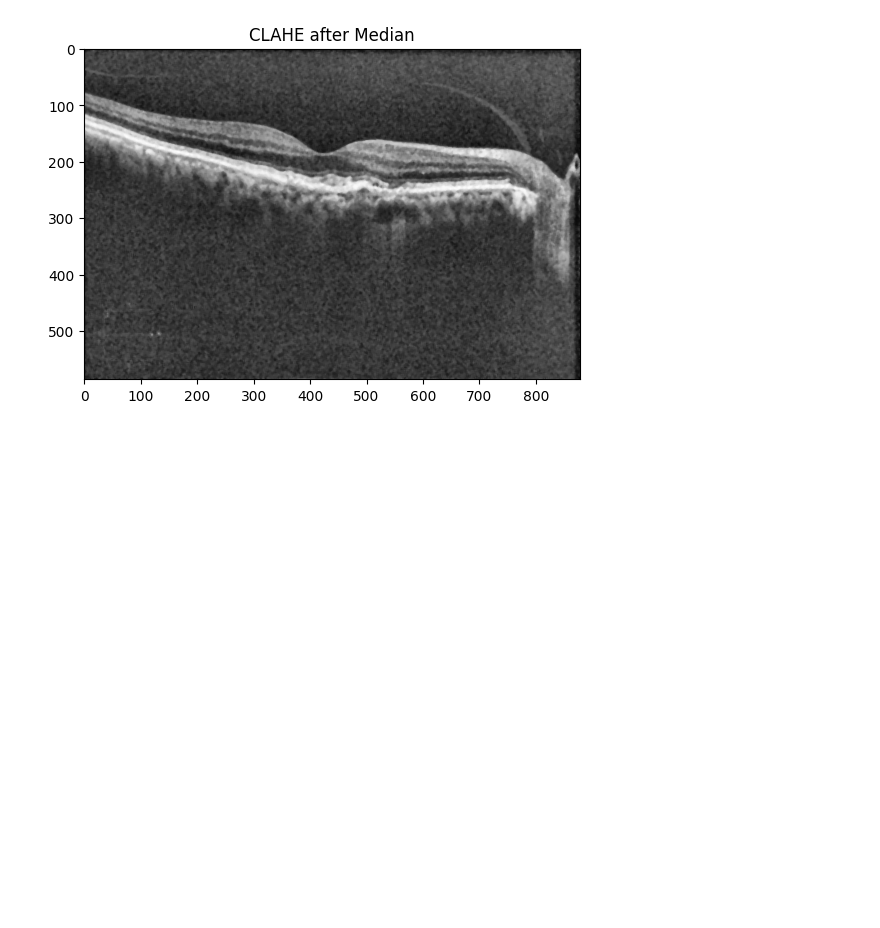
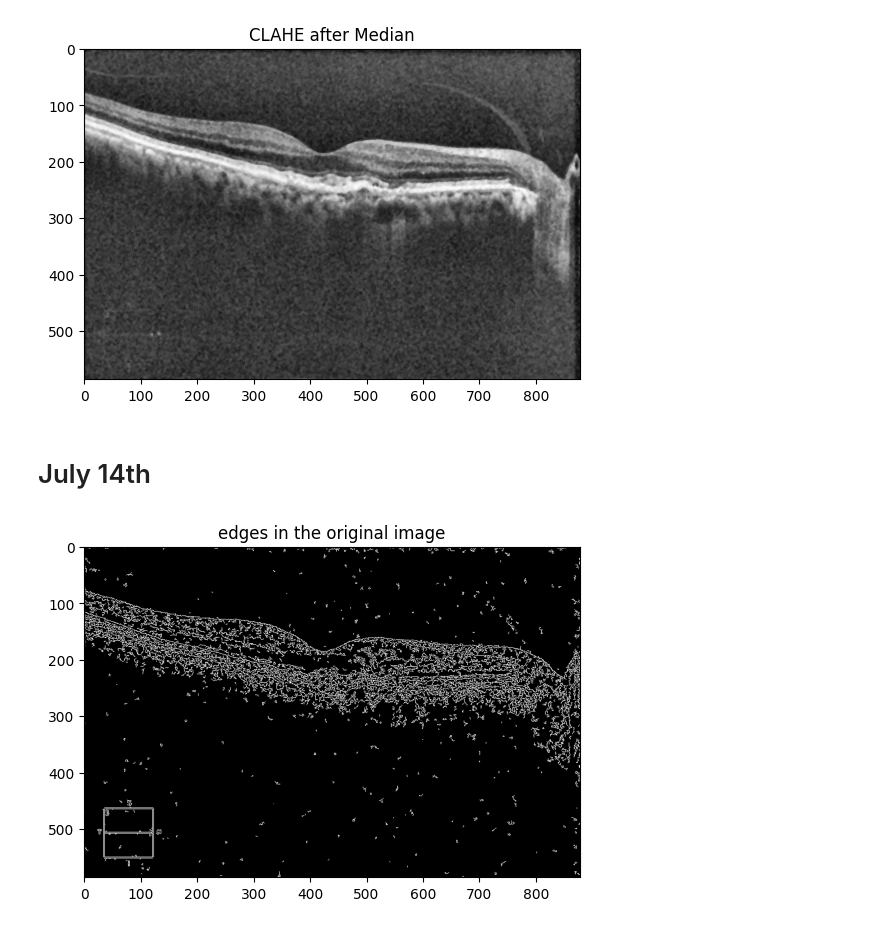
Before and after one commit to KogenNobori/ML-OCT, a Jupyter notebook: Denoising_contrast_enhancement.ipynb, the cells around one changed output. Cells and saved outputs as stored; diff of their text form; code cells hidden in the pictures; blank space fills up the shorter version.

Commit message:
the work on July 14th

```diff
--- a/Denoising_contrast_enhancement.ipynb
+++ b/Denoising_contrast_enhancement.ipynb
@@ -140,3 +142,13 @@ plt.title("CLAHE after Median")
 plt.show()
 # %% [output]
 [figure]
+# %% [markdown]
+# July 14th
+# %%
+edge = cv2.Canny(img, 100, 200)
+
+plt.imshow(edge, cmap="gray")
+plt.title("edges in the original image")
+plt.show()
+# %% [output]
+[figure, added]
```
Also changed, not shown: parts of 5 cells of this notebook.
